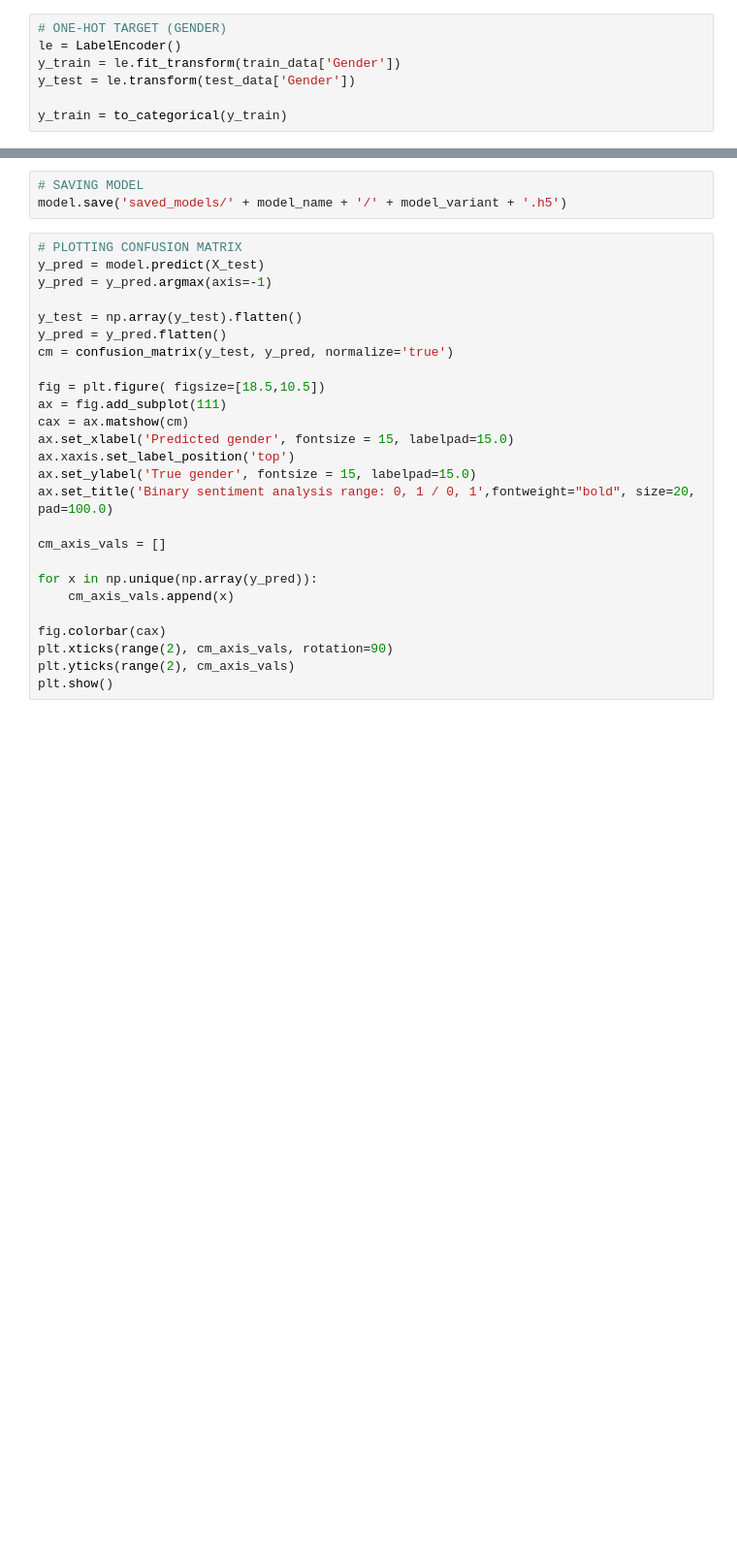
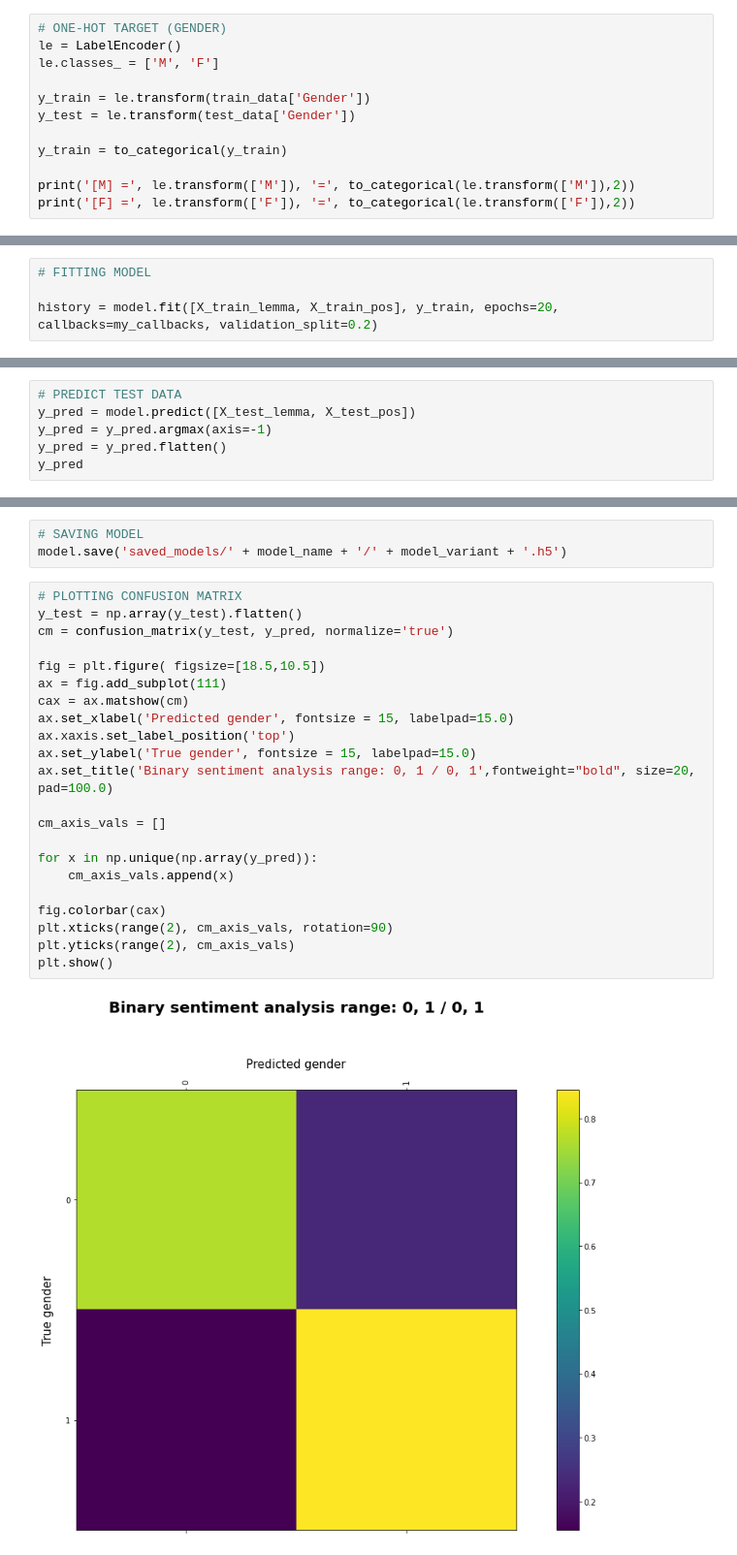
Before and after one commit to Lenschow-Fogh/Ezra, a Jupyter notebook: sentiment/models/sent_algo_3.ipynb, the cells around one changed output, grey strips where cells are left out. Shown at 97% size. Cells and saved outputs as stored; diff of their text form; blank space fills up the shorter version.

```diff
--- a/sentiment/models/sent_algo_3.ipynb
+++ b/sentiment/models/sent_algo_3.ipynb
@@ -176,7 +228,12 @@ X_test_pos = pad_sequences(test_data['POS_enc'], dtype='float32', padding=paddin
 # %%
 # ONE-HOT TARGET (GENDER)
 le = LabelEncoder()
-y_train = le.fit_transform(train_data['Gender'])
+le.classes_ = ['M', 'F']
+
+y_train = le.transform(train_data['Gender'])
 y_test = le.transform(test_data['Gender'])
 
 y_train = to_categorical(y_train)
+
+print('[M] =', le.transform(['M']), '=', to_categorical(le.transform(['M']),2))
+print('[F] =', le.transform(['F']), '=', to_categorical(le.transform(['F']),2))
@@ -231,0 +307,4 @@ plot_model(model, show_shapes=True, show_layer_names=False)
+# %%
+# FITTING MODEL
+
+history = model.fit([X_train_lemma, X_train_pos], y_train, epochs=20, callbacks=my_callbacks, validation_split=0.2)
@@ -251,0 +352,6 @@ plt.figure()
+# %%
+# PREDICT TEST DATA
+y_pred = model.predict([X_test_lemma, X_test_pos])
+y_pred = y_pred.argmax(axis=-1)
+y_pred = y_pred.flatten()
+y_pred
@@ -254,30 +362,28 @@ plt.figure()
 model.save('saved_models/' + model_name + '/' + model_variant + '.h5')
 # %%
 # PLOTTING CONFUSION MATRIX
-y_pred = model.predict(X_test)
-y_pred = y_pred.argmax(axis=-1)
-
 y_test = np.array(y_test).flatten()
-y_pred = y_pred.flatten()
 cm = confusion_matrix(y_test, y_pred, normalize='true')
 
 fig = plt.figure( figsize=[18.5,10.5])
 ax = fig.add_subplot(111)
 cax = ax.matshow(cm)
 ax.set_xlabel('Predicted gender', fontsize = 15, labelpad=15.0)
 ax.xaxis.set_label_position('top')
 ax.set_ylabel('True gender', fontsize = 15, labelpad=15.0)
 ax.set_title('Binary sentiment analysis range: 0, 1 / 0, 1',fontweight="bold", size=20, pad=100.0)
 
 cm_axis_vals = []
 
 for x in np.unique(np.array(y_pred)):
     cm_axis_vals.append(x)
 
 fig.colorbar(cax)
 plt.xticks(range(2), cm_axis_vals, rotation=90)
 plt.yticks(range(2), cm_axis_vals)
 plt.show()
+# %% [output]
+[figure, added]
 # %%
 # PRINTING METRICS
 from sklearn.metrics import classification_report
```
Also changed, not shown: parts of 12 cells of this notebook, 15 other files.
